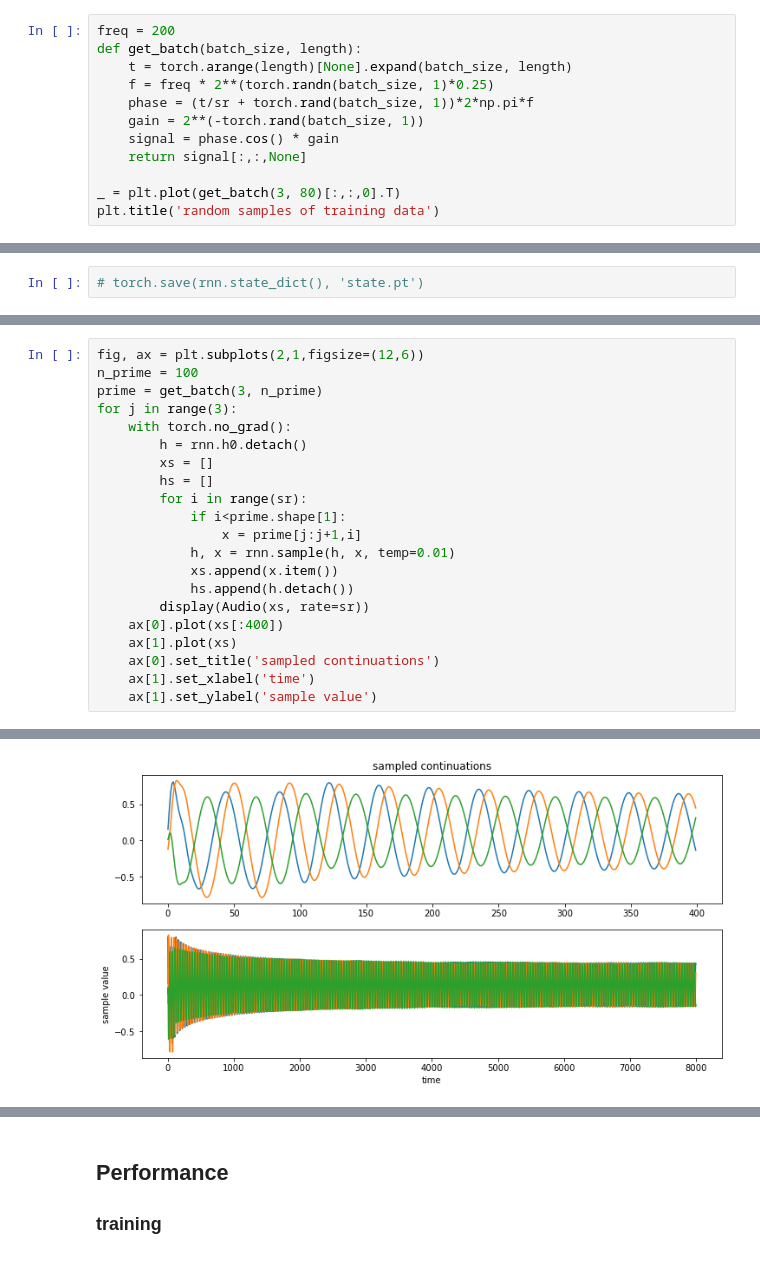
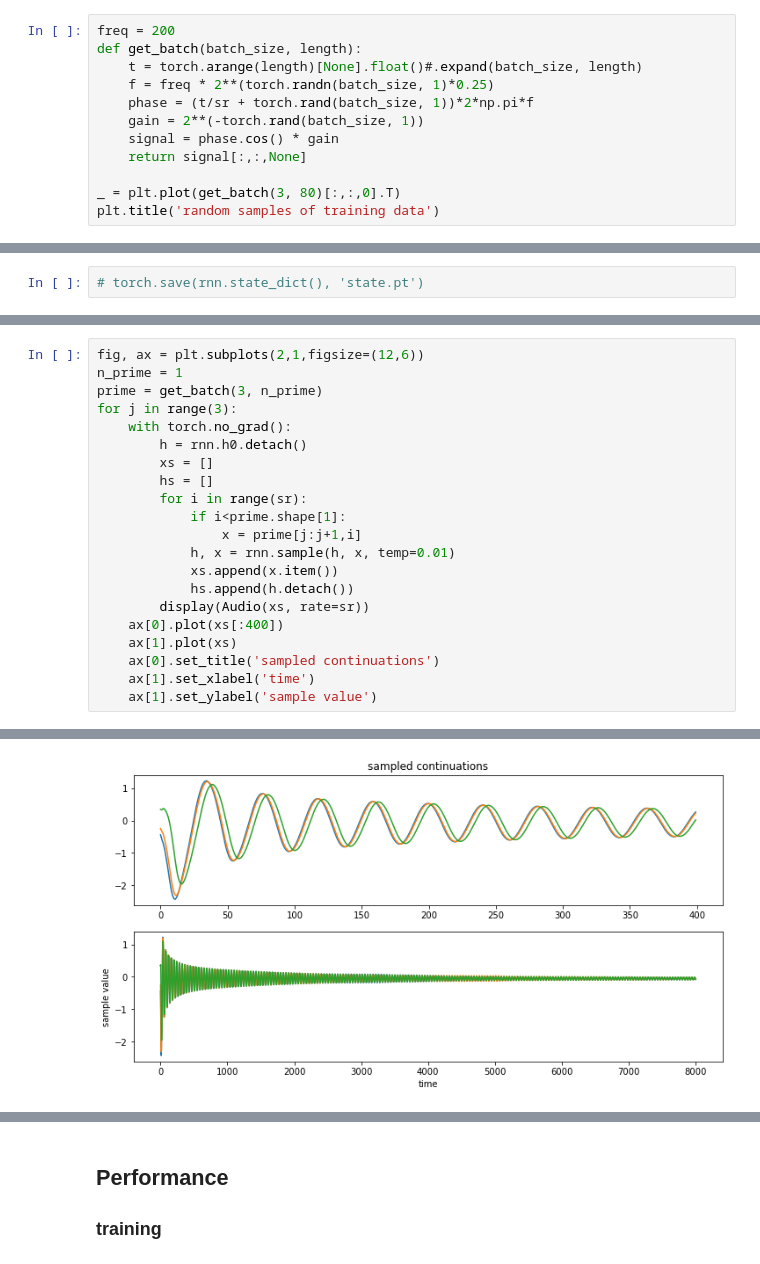
Before and after one commit to victor-shepardson/intint-prototypes, a Jupyter notebook: notebook/rnn-export.ipynb, the cells around one changed output, grey strips where cells are left out. Drawn from its saved outputs; the diff is of its cells as text.

```diff
--- a/notebook/rnn-export.ipynb
+++ b/notebook/rnn-export.ipynb
@@ -163,7 +163,7 @@ train to predict sine waves with random frequency, phase and amplitude
 # %%
 freq = 200
 def get_batch(batch_size, length):
-    t = torch.arange(length)[None].expand(batch_size, length)
+    t = torch.arange(length)[None].float()#.expand(batch_size, length)
     f = freq * 2**(torch.randn(batch_size, 1)*0.25)
     phase = (t/sr + torch.rand(batch_size, 1))*2*np.pi*f
     gain = 2**(-torch.rand(batch_size, 1))
@@ -292,29 +292,29 @@ Text(0, 0.5, 'log scale')
 # %%
 fig, ax = plt.subplots(2,1,figsize=(12,6))
-n_prime = 100
+n_prime = 1
 prime = get_batch(3, n_prime)
 for j in range(3):
     with torch.no_grad():
         h = rnn.h0.detach()
         xs = []
         hs = []
         for i in range(sr):
             if i<prime.shape[1]:
                 x = prime[j:j+1,i]
             h, x = rnn.sample(h, x, temp=0.01)
             xs.append(x.item())
             hs.append(h.detach())
         display(Audio(xs, rate=sr))
     ax[0].plot(xs[:400])
     ax[1].plot(xs)
     ax[0].set_title('sampled continuations')
     ax[1].set_xlabel('time')
     ax[1].set_ylabel('sample value')
 # %% [output]
 [interactive output not drawn]
 [interactive output not drawn]
 [interactive output not drawn]
-[figure, old version]
+[figure, new version]
 # %%
 fig, ax = plt.subplots(1,1,figsize=(12,6))
 im = torch.cat(hs, 0)
```
Also changed, not shown: parts of 15 cells of this notebook, 2 other files.
